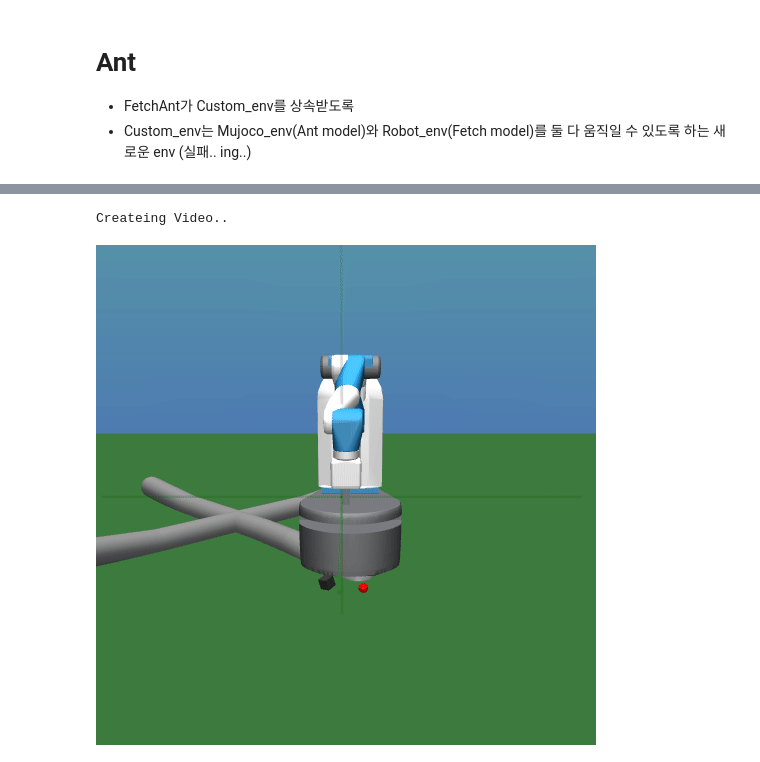
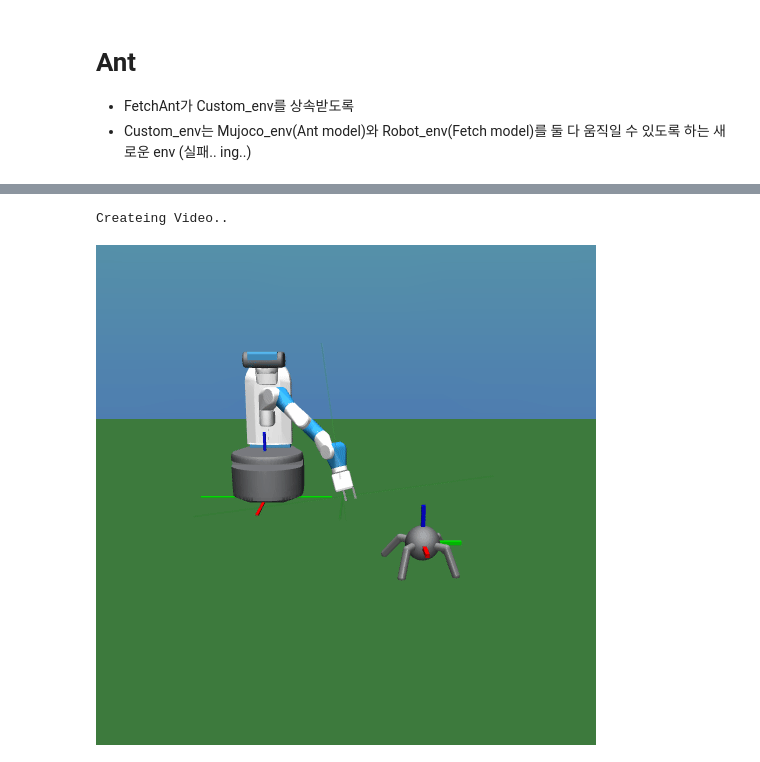
Before and after one commit to jesn1219/Examples_Mujoco, a Jupyter notebook: ipynb/CustomRoboticsSamples.ipynb, the cells around one changed output, grey strips where cells are left out. Saved outputs shown, nothing was run; the diff lists cells and outputs as text; code cells hidden in the pictures.

```diff
--- a/ipynb/CustomRoboticsSamples.ipynb
+++ b/ipynb/CustomRoboticsSamples.ipynb
@@ -81,7 +81,7 @@ cam_config_2 = {'distance' : 2.5, 'azimuth' : 64.0, 'elevation' : -14.0}
 #env.viewer.move_camera()
 
 video_1 = []
-for i in range(20):
+for i in range(1):
     obs, reward, done, info = env.step(env.action_space.sample()) # take a random action
     pixels = env.render(mode='rgb_array')
     set_cam(env, cam_config_1)
@@ -95,3 +99,23 @@ display_video(video_1, gif=True)
 # Ant
 - FetchAnt가 Custom_env를 상속받도록
 - Custom_env는 Mujoco_env(Ant model)와 Robot_env(Fetch model)를 둘 다 움직일 수 있도록 하는 새로운 env (실패.. ing..)
+# %%
+import custom_gym as cg
+
+env_name = 'Ant-v3'
+env = cg.make(env_name) # Initalize with 'AntAndFetch-v1' - embedded in Gym
+env.reset()
+
+cam_config_1 = {'distance' : 2.5, 'azimuth' : 132.0, 'elevation' : -14.0}
+#env.viewer.move_camera()
+
+video_1 = []
+for i in range(20):
+    obs, reward, done, info = env.step(env.action_space.sample()) # take a random action
+    pixels = env.render(mode='rgb_array')
+    set_cam(env, cam_config_1)
+    video_1.append(env.render(mode='rgb_array').copy())
+
+env.close()
+print("Createing Video..")
+display_video(video_1, gif=True)
@@ -98,25 +125,25 @@ display_video(video_1, gif=True)
 # %%
 import custom_gym as cg
 
 env_name = 'FetchAnt-v1'
 env = cg.make(env_name) # Initalize with 'FetchAnt-v1' - embedded in Gym
 env.reset()
 
-cam_config_1 = {'distance' : 2.5, 'azimuth' : 180.0, 'elevation' : -14.0}
+cam_config_1 = {'distance' : 4.0, 'azimuth' : 180.0, 'elevation' : -14.0}
 cam_config_2 = {'distance' : 2.5, 'azimuth' : 64.0, 'elevation' : -14.0}
 #env.viewer.move_camera()
 
 video_1 = []
 for i in range(50):
     obs, reward, done, info = env.step(env.action_space.sample()) # take a random action
     pixels = env.render(mode='rgb_array')
     set_cam(env, cam_config_1)
-    env.viewer.move_camera(1,-0.01*i, 0) # move_camera(action, dx / height, dy / height)
+    #env.viewer.move_camera(1,-0.01*i, 0) # move_camera(action, dx / height, dy / height)
     video_1.append(env.render(mode='rgb_array').copy())
 
 env.close()
 print("Createing Video..")
 display_video(video_1, gif=True)
 # %% [output]
 Createing Video..
-[figure, old version]
+[figure, new version]
```
Also changed, not shown: parts of 4 cells of this notebook, 17 other files.
